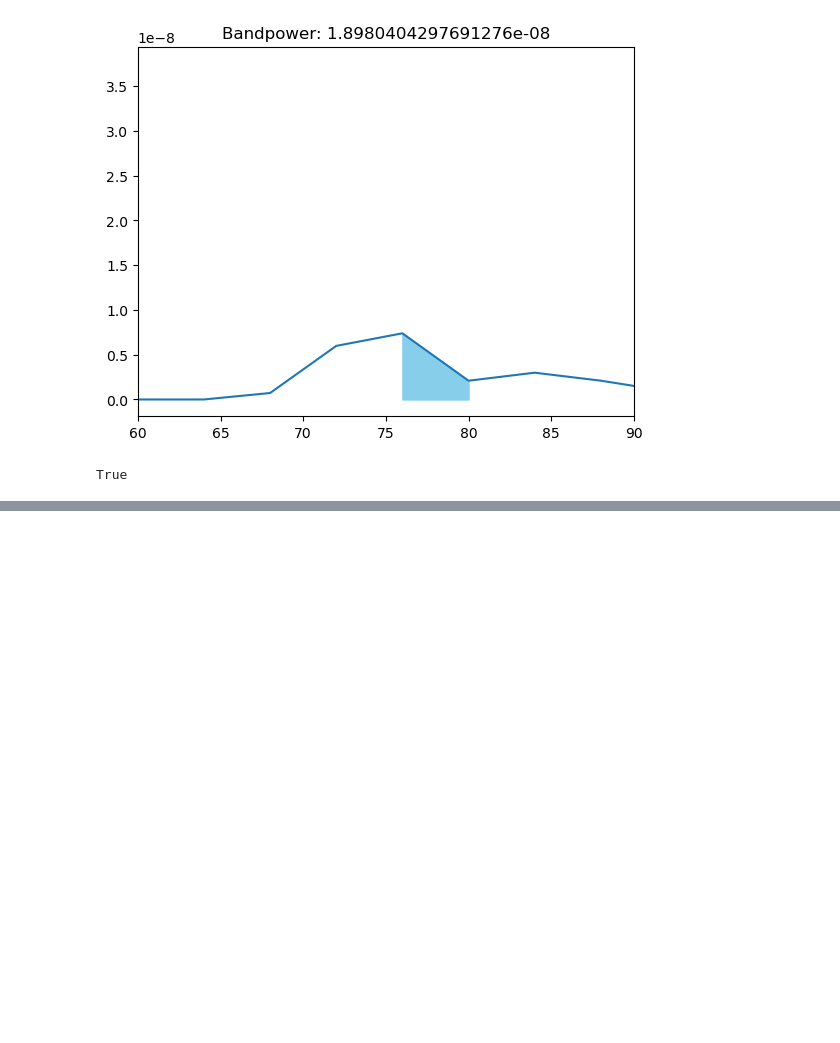
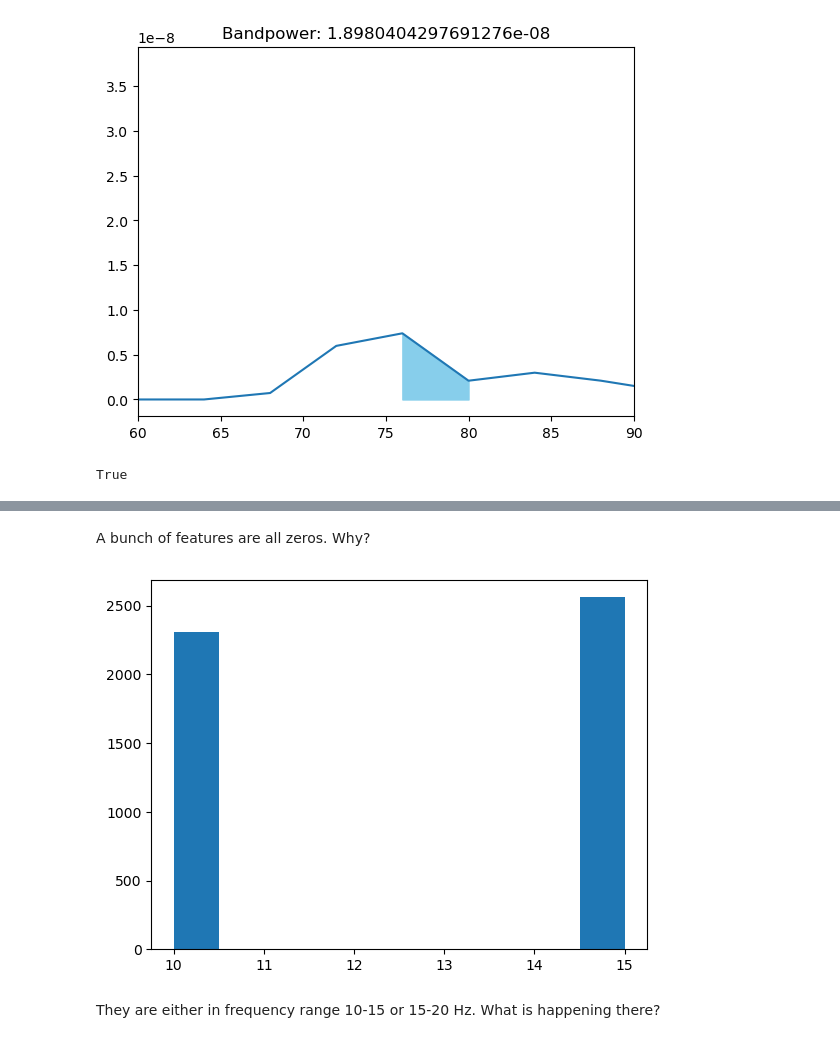
Before and after one commit to kerseviciute/problem-at-hand, a Jupyter notebook: feature_example.ipynb, the cells around one changed output, grey strips where cells are left out. Saved outputs shown, nothing was run; the diff lists cells and outputs as text; code cells hidden in the pictures; blank space fills up the shorter version.

```diff
--- a/feature_example.ipynb
+++ b/feature_example.ipynb
@@ -130,0 +157,9 @@ True
+# %% [markdown]
+A bunch of features are all zeros. Why?
+# %%
+plt.hist(feature_info.iloc[zero_percentage]['Frequency'])
+plt.show()
+# %% [output]
+[figure, added]
+# %% [markdown]
+They are either in frequency range 10-15 or 15-20 Hz. What is happening there?
```
Also changed, not shown: parts of 8 cells of this notebook, 5 other files.
